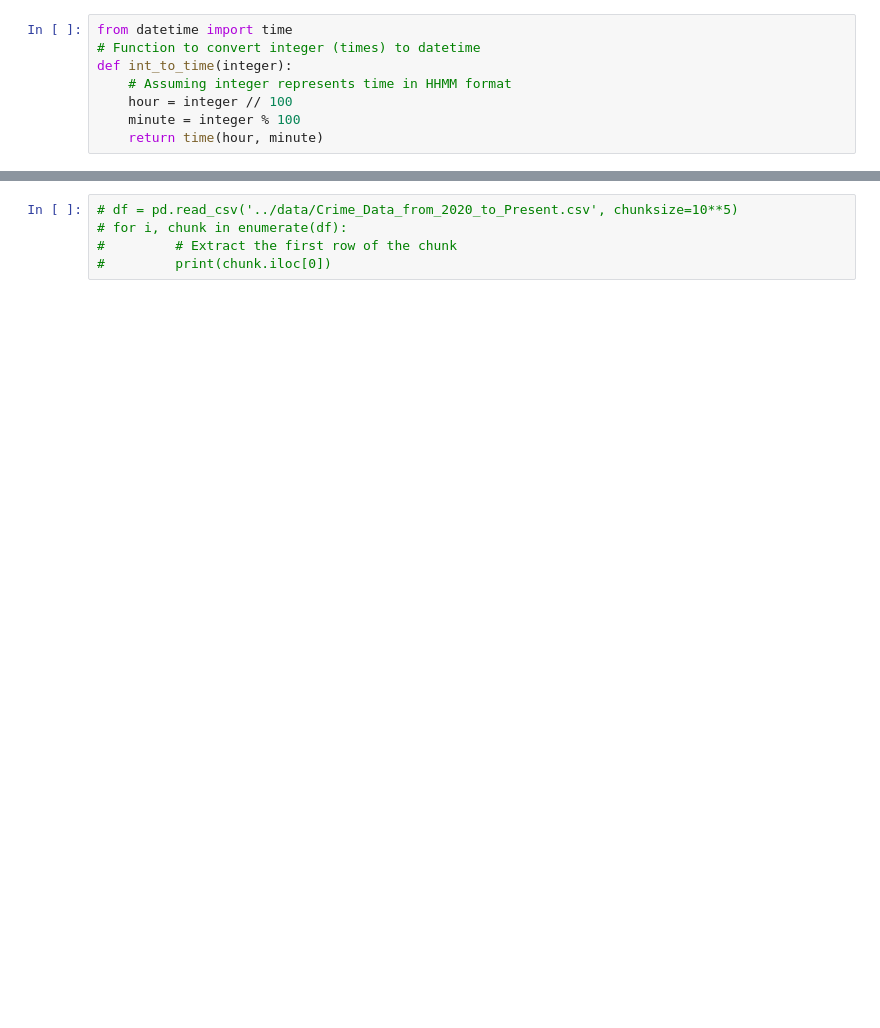
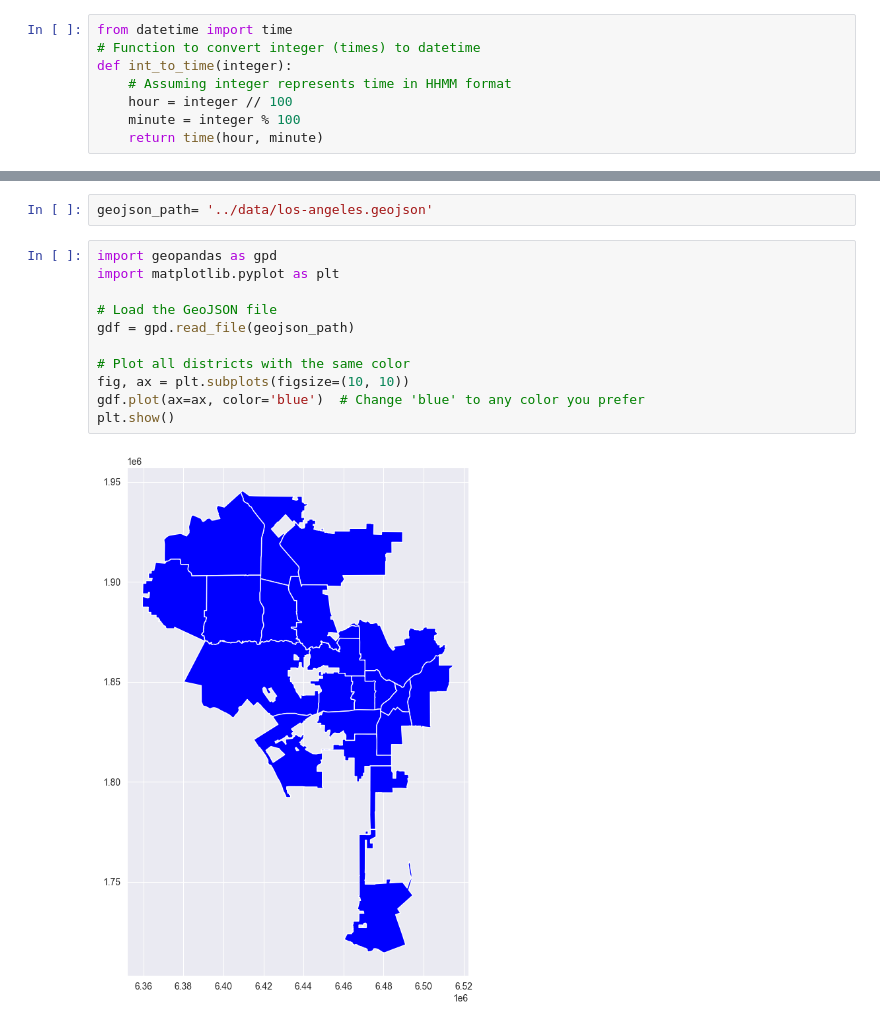
Before and after one commit to YouriLangh/InfoVis, a Jupyter notebook: notebooks/Crime_Statistics_EDA.ipynb, the cells around one changed output, grey strips where cells are left out. Drawn from its saved outputs; the diff is of its cells as text; blank space fills up the shorter version.

```diff
--- a/notebooks/Crime_Statistics_EDA.ipynb
+++ b/notebooks/Crime_Statistics_EDA.ipynb
@@ -190,5 +364,15 @@ df.head()
-# %%
-# df = pd.read_csv('../data/Crime_Data_from_2020_to_Present.csv', chunksize=10**5)
-# for i, chunk in enumerate(df):
-#         # Extract the first row of the chunk
-#         print(chunk.iloc[0])
+# %%
+geojson_path= '../data/los-angeles.geojson'
+# %%
+import geopandas as gpd
+import matplotlib.pyplot as plt
+
+# Load the GeoJSON file
+gdf = gpd.read_file(geojson_path)
+
+# Plot all districts with the same color
+fig, ax = plt.subplots(figsize=(10, 10))
+gdf.plot(ax=ax, color='blue')  # Change 'blue' to any color you prefer
+plt.show()
+# %% [output]
+[figure, added]
```
Also changed, not shown: parts of 34 cells of this notebook, 4 other files.
